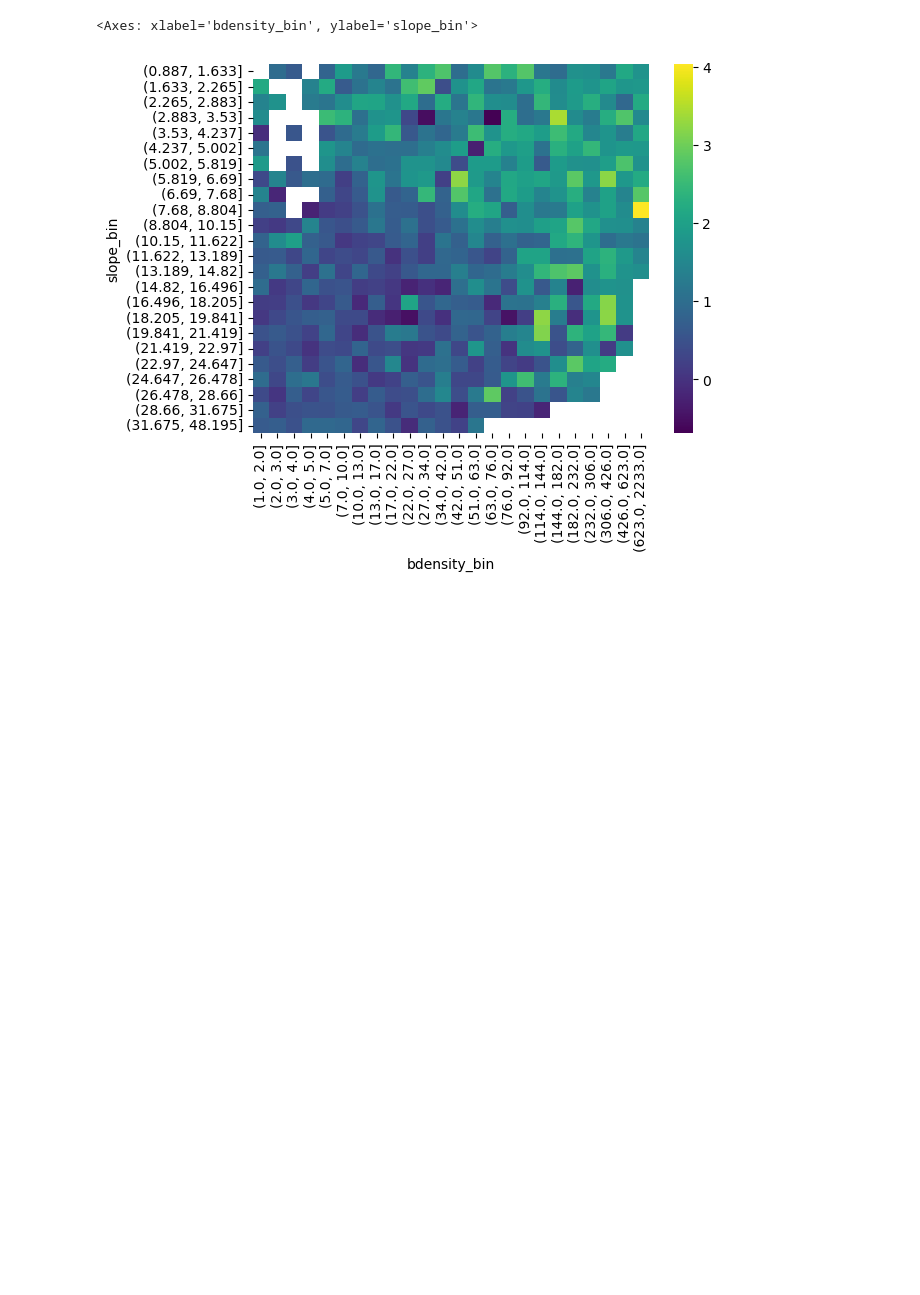
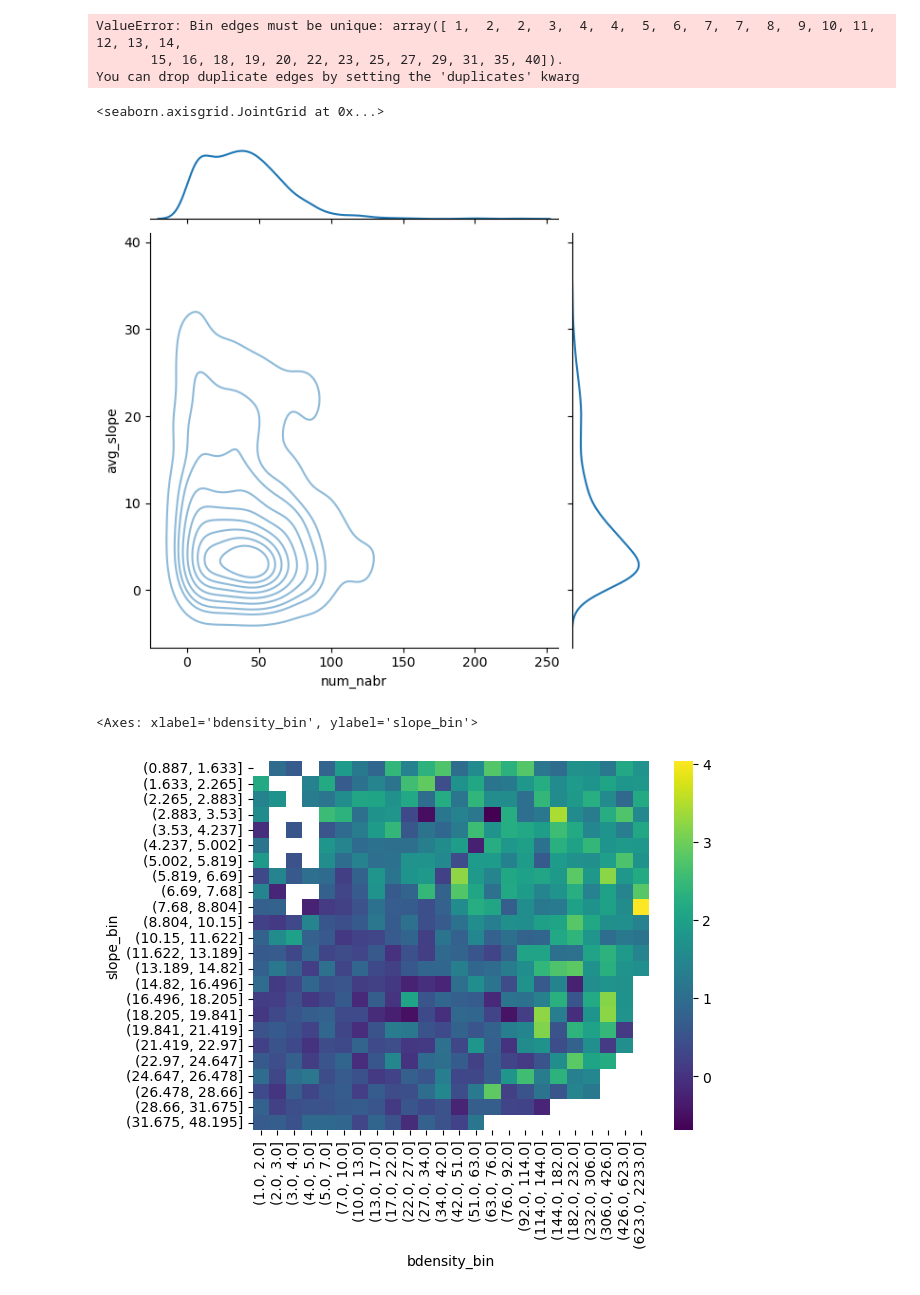
Before and after one commit to AdamSwietek/LUP_VisualCapital, a Jupyter notebook: notebooks/explore_vc/2_spatial_distribution.ipynb, the cells around one changed output. Cells and saved outputs as stored; diff of their text form; code cells hidden in the pictures; blank space fills up the shorter version.

```diff
--- a/notebooks/explore_vc/2_spatial_distribution.ipynb
+++ b/notebooks/explore_vc/2_spatial_distribution.ipynb
@@ -8,0 +22,22 @@ import matplotlib.pyplot as plt
+# %%
+import mapclassify as mc
+n = 30
+bin_slope = mc.NaturalBreaks(dataset['avg_slope'].sample(10000).dropna(), k = n).bins.round().astype('int')
+bin_count = mc.Quantiles(dataset['num_nabr'].sample(10000).dropna(), k = n).bins.round().astype('int')
+# %%
+dataset['slope_bin'] = pd.cut(dataset['avg_slope'], bins=bin_slope)
+dataset['bdensity_bin'] = pd.cut(dataset['num_nabr'], bins=bin_count)
+
+dataset['slope_bin'] = dataset['slope_bin'].cat.rename_categories(dict(zip(dataset['slope_bin'].cat.categories,r_slope)))
+dataset['bdensity_bin'] = dataset['bdensity_bin'].cat.rename_categories(dict(zip(dataset['bdensity_bin'].cat.categories,r_bldg)))
+# %% [output]
+ValueError: Bin edges must be unique: array([ 1,  2,  2,  3,  4,  4,  5,  6,  7,  7,  8,  9, 10, 11, 12, 13, 14,
+       15, 16, 18, 19, 20, 22, 23, 25, 27, 29, 31, 35, 40]).
+You can drop duplicate edges by setting the 'duplicates' kwarg
+# %%
+sns.jointplot(data=dataset.sample(1000), x="num_nabr", y="avg_slope", alpha = .5, kind='kde')
+
+# plt.yscale('log'), plt.xscale('log')
+# %% [output]
+<seaborn.axisgrid.JointGrid at 0x...>
+[figure, added]
```
Also changed, not shown: parts of 4 cells of this notebook.
